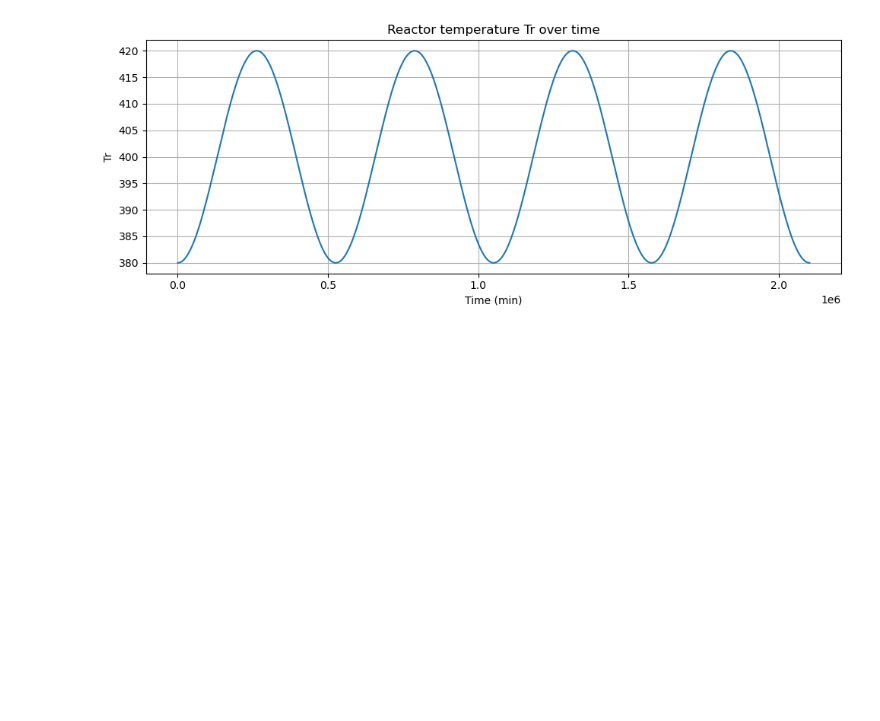
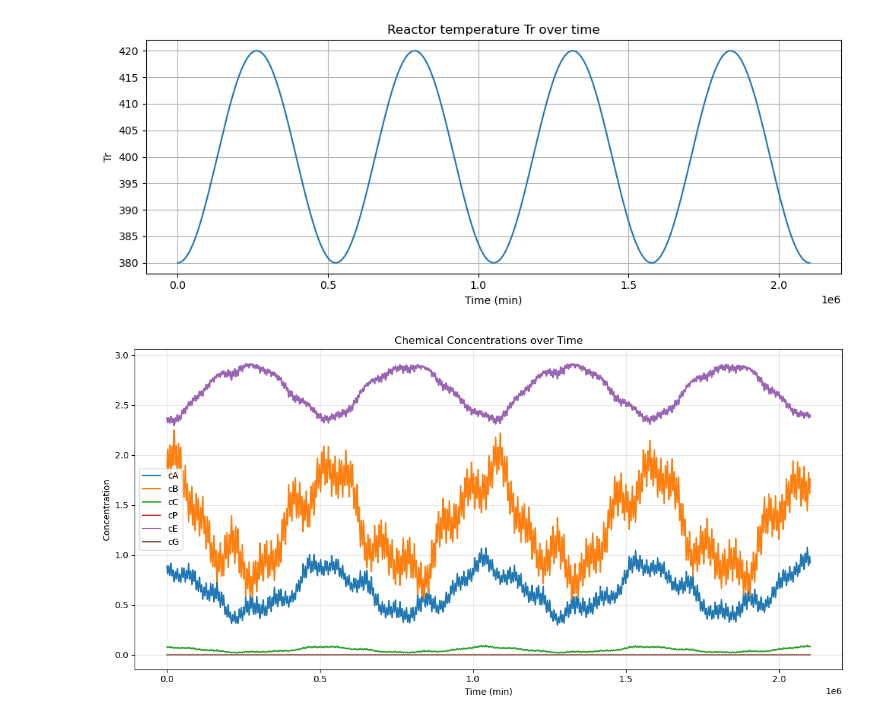
Before and after one commit to Nashua32/data_science_project_26fall, a Jupyter notebook: evaluation.ipynb, the cells around one changed output. Saved outputs shown, nothing was run; the diff lists cells and outputs as text; code cells hidden in the pictures; blank space fills up the shorter version.

```diff
--- a/evaluation.ipynb
+++ b/evaluation.ipynb
@@ -200,3 +200,31 @@ plt.show()
 # %% [output]
 [figure]
 [figure]
+# %%
+
+import matplotlib.pyplot as plt
+
+# Define the chemical concentrations to plot
+concentrations = ["cA", "cB", "cC", "cP", "cE", "cG"]
+
+# Create one figure for all concentrations
+plt.figure(figsize=(12, 6))
+
+# Plot each concentration against time
+for column in concentrations:
+    plt.plot(df["time_min"], df[column], label=column)
+
+# Add the title, axis labels, and legend
+plt.title("Chemical Concentrations over Time")
+plt.xlabel("Time (min)")
+plt.ylabel("Concentration")
+plt.legend()
+
+# Improve readability
+plt.grid(True, alpha=0.3)
+plt.tight_layout()
+
+# Display the plot
+plt.show()
+# %% [output]
+[figure, added]
```
